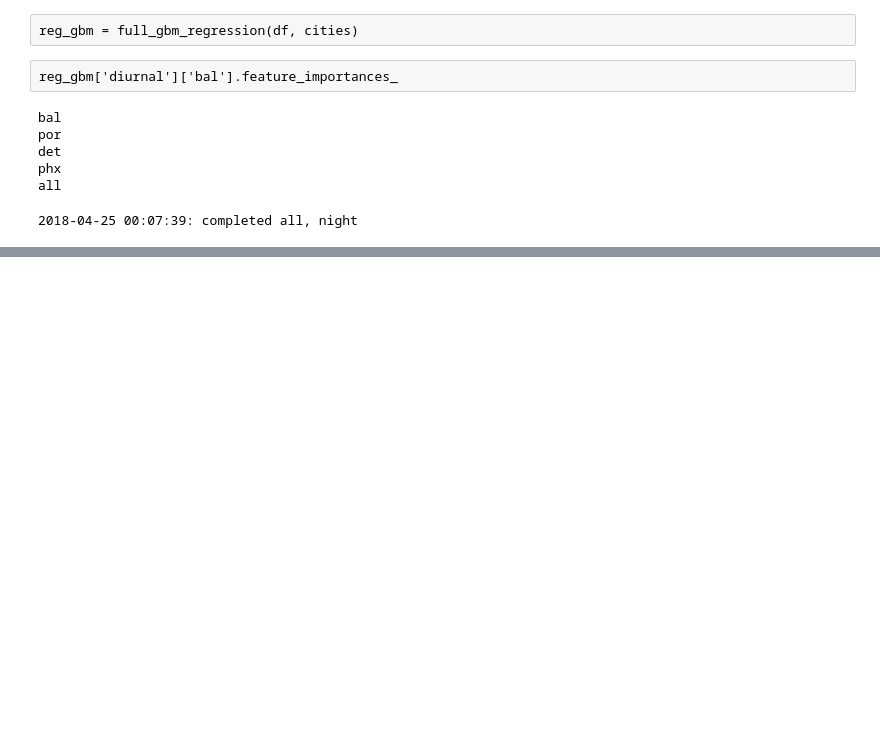
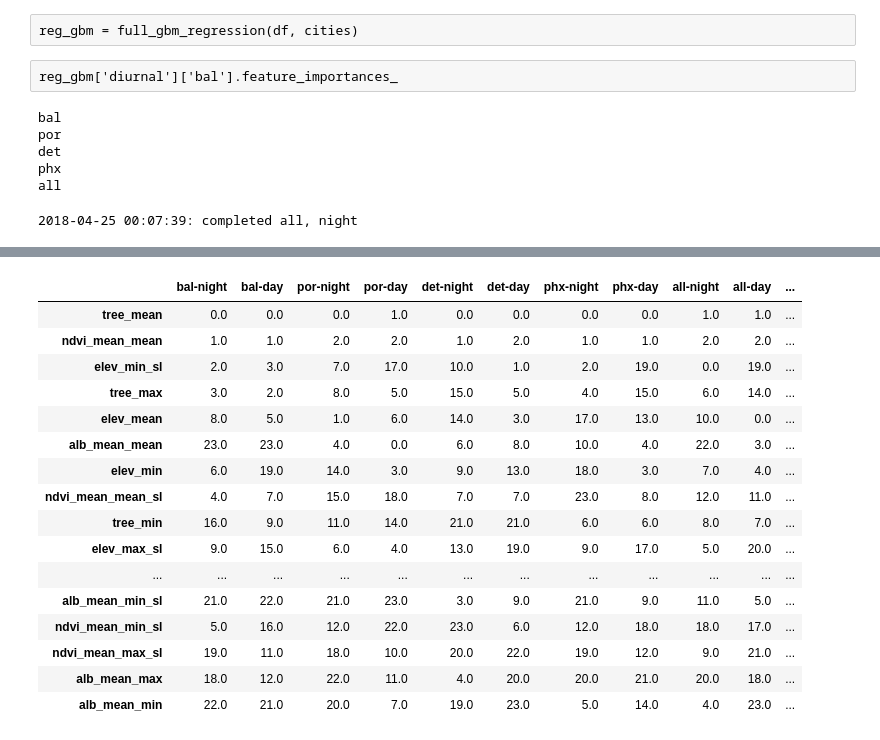
Before and after one commit to tommlogan/land_surface_temperature, a Jupyter notebook: code/analysis/debug.ipynb, the cells around one changed output, grey strips where cells are left out. Saved outputs shown, nothing was run; the diff lists cells and outputs as text; code cells hidden in the pictures; blank space fills up the shorter version.

```diff
--- a/code/analysis/debug.ipynb
+++ b/code/analysis/debug.ipynb
@@ -266,7 +284,7 @@ import time
 start = time.time()
 city = 'bal'
 period = 'night'
-holdout_num = 25
+holdout_num = 2
 '''
 forward selection of variables based on OOB mae
 '''
@@ -452,0 +546,19 @@ with open('data/variable_selection.pkl', 'wb') as f:
+# %%
+# import the vars_forward object
+
+from analysis import *
+%matplotlib inline
+import matplotlib as mpl
+import matplotlib.pyplot as plt
+
+with open('../../data/variable_selection.pkl', 'rb') as f:
+        vars_forward = pickle.load(f)
+
+# create a database with the variable names
+cities = ['bal', 'por', 'det', 'phx', 'all']
+times = ['night', 'day']
+db_var = pd.DataFrame()
+for city in cities:
+    for day in times:
+        db_var['{}-{}'.format(city,day)] = vars_forward[day][city]['variables']
+db_var
@@ -452,0 +583,34 @@ with open('data/variable_selection.pkl', 'wb') as f:
+# %%
+# to select the variables, i'm going to calculate the median index of each of them
+var_list = pd.DataFrame(index=db_var['bal-night'].values)
+for var in var_list.index:
+    for city in cities:
+        for day in times:
+            col = '{}-{}'.format(city,day)
+            var_list.loc[var, col] = np.where(db_var[col] == var)[0][0]
+# make the day median, night median, and overall median. sort by overall median
+var_list['median'] = var_list.median(axis=1)
+var_list['mean'] = var_list.mean(axis=1)
+var_list['median-day'] = var_list[[col for col in var_list.columns if 'day' in col]].median(axis=1)
+var_list['median-night'] = var_list[[col for col in var_list.columns if 'night' in col]].median(axis=1)
+
+var_list = var_list.sort_values(by='median')
+var_list
+# %% [output]
+|  | bal-night | bal-day | por-night | por-day | det-night | det-day | phx-night | phx-day | all-night | all-day | ... |
+| tree_mean | 0.0 | 0.0 | 0.0 | 1.0 | 0.0 | 0.0 | 0.0 | 0.0 | 1.0 | 1.0 | ... |
+| ndvi_mean_mean | 1.0 | 1.0 | 2.0 | 2.0 | 1.0 | 2.0 | 1.0 | 1.0 | 2.0 | 2.0 | ... |
+| elev_min_sl | 2.0 | 3.0 | 7.0 | 17.0 | 10.0 | 1.0 | 2.0 | 19.0 | 0.0 | 19.0 | ... |
+| tree_max | 3.0 | 2.0 | 8.0 | 5.0 | 15.0 | 5.0 | 4.0 | 15.0 | 6.0 | 14.0 | ... |
+| elev_mean | 8.0 | 5.0 | 1.0 | 6.0 | 14.0 | 3.0 | 17.0 | 13.0 | 10.0 | 0.0 | ... |
+| alb_mean_mean | 23.0 | 23.0 | 4.0 | 0.0 | 6.0 | 8.0 | 10.0 | 4.0 | 22.0 | 3.0 | ... |
+| elev_min | 6.0 | 19.0 | 14.0 | 3.0 | 9.0 | 13.0 | 18.0 | 3.0 | 7.0 | 4.0 | ... |
+| ndvi_mean_mean_sl | 4.0 | 7.0 | 15.0 | 18.0 | 7.0 | 7.0 | 23.0 | 8.0 | 12.0 | 11.0 | ... |
+| tree_min | 16.0 | 9.0 | 11.0 | 14.0 | 21.0 | 21.0 | 6.0 | 6.0 | 8.0 | 7.0 | ... |
+| elev_max_sl | 9.0 | 15.0 | 6.0 | 4.0 | 13.0 | 19.0 | 9.0 | 17.0 | 5.0 | 20.0 | ... |
+| ... | ... | ... | ... | ... | ... | ... | ... | ... | ... | ... | ... |
+| alb_mean_min_sl | 21.0 | 22.0 | 21.0 | 23.0 | 3.0 | 9.0 | 21.0 | 9.0 | 11.0 | 5.0 | ... |
+| ndvi_mean_min_sl | 5.0 | 16.0 | 12.0 | 22.0 | 23.0 | 6.0 | 12.0 | 18.0 | 18.0 | 17.0 | ... |
+| ndvi_mean_max_sl | 19.0 | 11.0 | 18.0 | 10.0 | 20.0 | 22.0 | 19.0 | 12.0 | 9.0 | 21.0 | ... |
+| alb_mean_max | 18.0 | 12.0 | 22.0 | 11.0 | 4.0 | 20.0 | 20.0 | 21.0 | 20.0 | 18.0 | ... |
+| alb_mean_min | 22.0 | 21.0 | 20.0 | 7.0 | 19.0 | 23.0 | 5.0 | 14.0 | 4.0 | 23.0 | ... |
```
Also changed, not shown: parts of 16 cells of this notebook, 10 other files.
